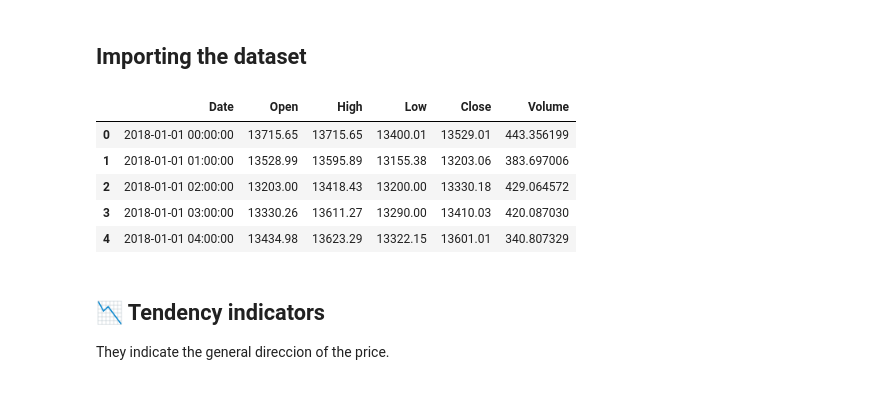
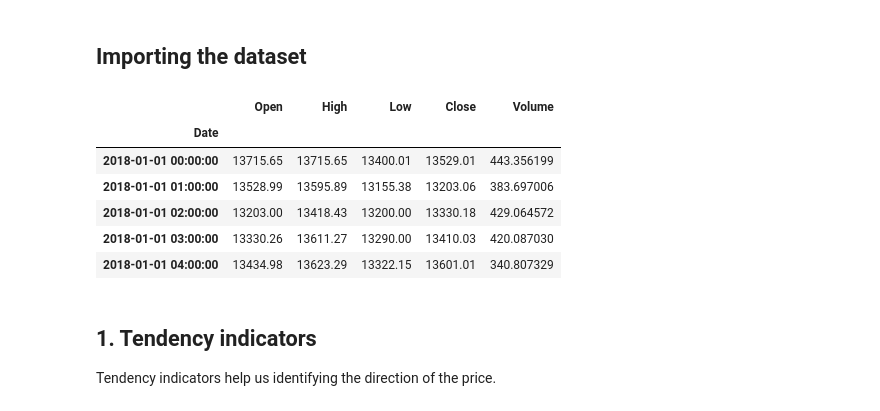
Before and after one commit to MartinCampillo-AT/Project-AT, a Jupyter notebook: notebooks/03_technical_indicators.ipynb, the cells around one changed output. Cells and saved outputs as stored; diff of their text form; code cells hidden in the pictures.

Commit message:
Notebook of the technical indicators

```diff
--- a/notebooks/03_technical_indicators.ipynb
+++ b/notebooks/03_technical_indicators.ipynb
@@ -8,18 +10,21 @@ We will first calculate the indicators for the 1h timeframe dataset.
 # %%
 import pandas as pd
 import numpy as np
 import matplotlib.pyplot as plt
 import seaborn as sns
 df = pd.read_csv('../data/btcusdt_1h_2018_preprocessed.csv')
+df['Date'] = pd.to_datetime(df['Date'])
+df.set_index('Date', inplace=True)
 df.head()
 # %% [output]
-|  | Date | Open | High | Low | Close | Volume |
-| 0 | 2018-01-01 00:00:00 | 13715.65 | 13715.65 | 13400.01 | 13529.01 | 443.356199 |
-| 1 | 2018-01-01 01:00:00 | 13528.99 | 13595.89 | 13155.38 | 13203.06 | 383.697006 |
-| 2 | 2018-01-01 02:00:00 | 13203.00 | 13418.43 | 13200.00 | 13330.18 | 429.064572 |
-| 3 | 2018-01-01 03:00:00 | 13330.26 | 13611.27 | 13290.00 | 13410.03 | 420.087030 |
-| 4 | 2018-01-01 04:00:00 | 13434.98 | 13623.29 | 13322.15 | 13601.01 | 340.807329 |
+|  | Open | High | Low | Close | Volume |
+| Date |  |  |  |  |  |
+| 2018-01-01 00:00:00 | 13715.65 | 13715.65 | 13400.01 | 13529.01 | 443.356199 |
+| 2018-01-01 01:00:00 | 13528.99 | 13595.89 | 13155.38 | 13203.06 | 383.697006 |
+| 2018-01-01 02:00:00 | 13203.00 | 13418.43 | 13200.00 | 13330.18 | 429.064572 |
+| 2018-01-01 03:00:00 | 13330.26 | 13611.27 | 13290.00 | 13410.03 | 420.087030 |
+| 2018-01-01 04:00:00 | 13434.98 | 13623.29 | 13322.15 | 13601.01 | 340.807329 |
 # %% [markdown]
-## 📉 Tendency indicators
-They indicate the general direccion of the price.
+## 1. Tendency indicators
+Tendency indicators help us identifying the direction of the price.
 # %% [markdown]
```
Also changed, not shown: parts of 31 cells of this notebook, 1 other file.
